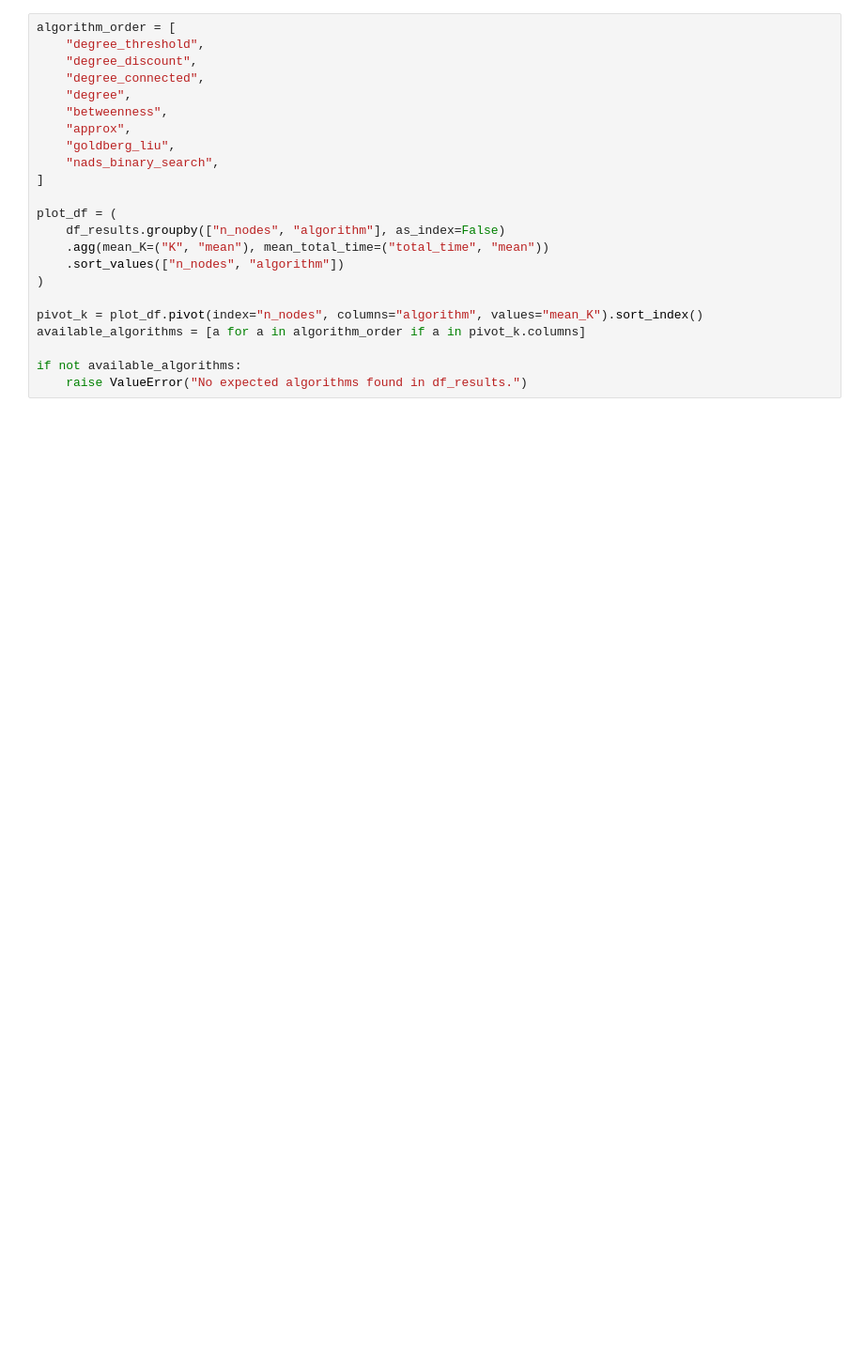
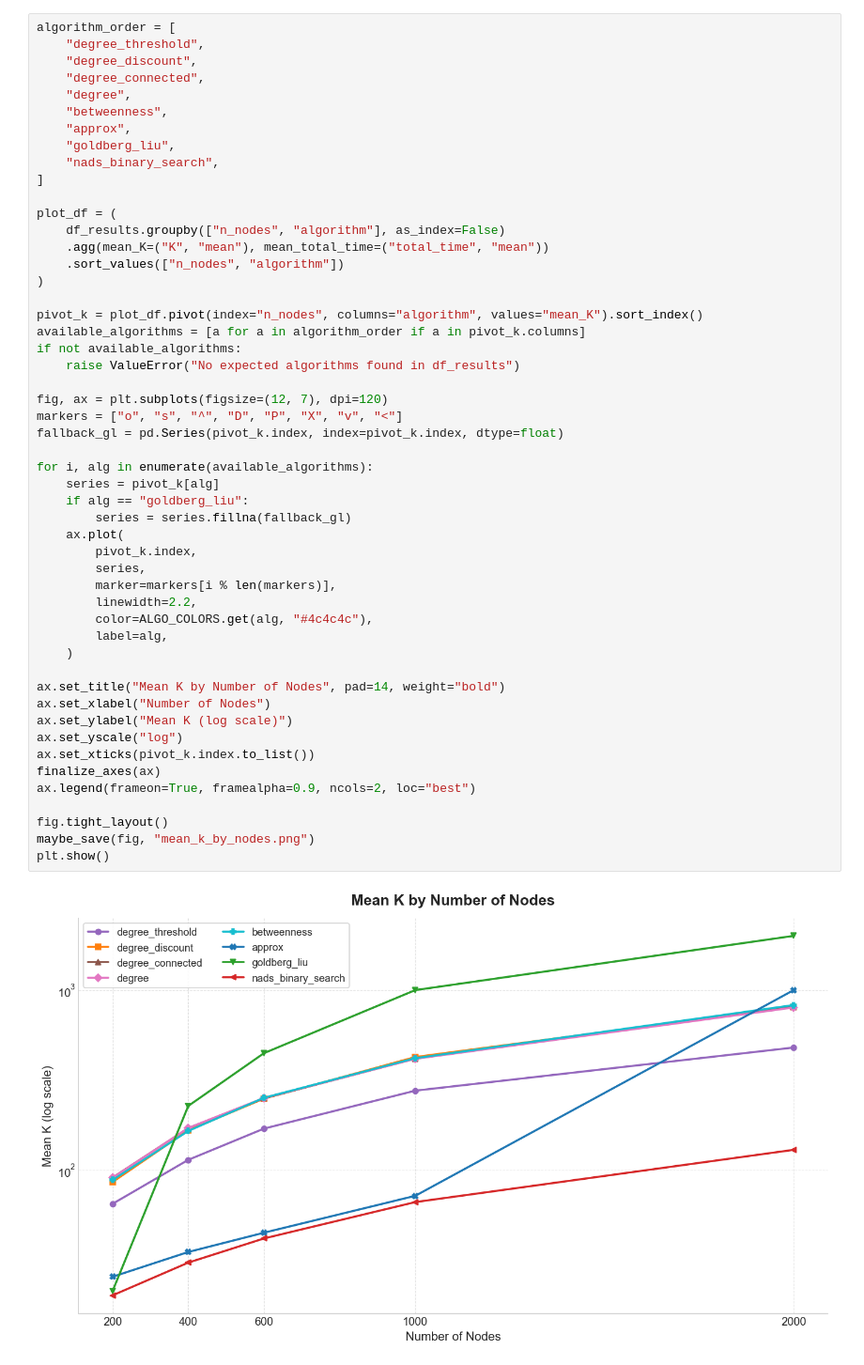
Before and after one commit to Berga53/Technology-Diffusion, a Jupyter notebook: notebooks/results.ipynb, the cells around one changed output. Shown at 94% size. Cells and saved outputs as stored; diff of their text form; blank space fills up the shorter version.

```diff
--- a/notebooks/results.ipynb
+++ b/notebooks/results.ipynb
@@ -112,23 +201,53 @@ for row in df_results.itertuples():
 # %%
 algorithm_order = [
     "degree_threshold",
     "degree_discount",
     "degree_connected",
     "degree",
     "betweenness",
     "approx",
     "goldberg_liu",
     "nads_binary_search",
 ]
 
 plot_df = (
     df_results.groupby(["n_nodes", "algorithm"], as_index=False)
     .agg(mean_K=("K", "mean"), mean_total_time=("total_time", "mean"))
     .sort_values(["n_nodes", "algorithm"])
 )
 
 pivot_k = plot_df.pivot(index="n_nodes", columns="algorithm", values="mean_K").sort_index()
 available_algorithms = [a for a in algorithm_order if a in pivot_k.columns]
+if not available_algorithms:
+    raise ValueError("No expected algorithms found in df_results")
 
-if not available_algorithms:
-    raise ValueError("No expected algorithms found in df_results.")
+fig, ax = plt.subplots(figsize=(12, 7), dpi=120)
+markers = ["o", "s", "^", "D", "P", "X", "v", "<"]
+fallback_gl = pd.Series(pivot_k.index, index=pivot_k.index, dtype=float)
+
+for i, alg in enumerate(available_algorithms):
+    series = pivot_k[alg]
+    if alg == "goldberg_liu":
+        series = series.fillna(fallback_gl)
+    ax.plot(
+        pivot_k.index,
+        series,
+        marker=markers[i % len(markers)],
+        linewidth=2.2,
+        color=ALGO_COLORS.get(alg, "#4c4c4c"),
+        label=alg,
+    )
+
+ax.set_title("Mean K by Number of Nodes", pad=14, weight="bold")
+ax.set_xlabel("Number of Nodes")
+ax.set_ylabel("Mean K (log scale)")
+ax.set_yscale("log")
+ax.set_xticks(pivot_k.index.to_list())
+finalize_axes(ax)
+ax.legend(frameon=True, framealpha=0.9, ncols=2, loc="best")
+
+fig.tight_layout()
+maybe_save(fig, "mean_k_by_nodes.png")
+plt.show()
+# %% [output]
+[figure, added]
```
Also changed, not shown: parts of 18 cells of this notebook, 6 other files.
